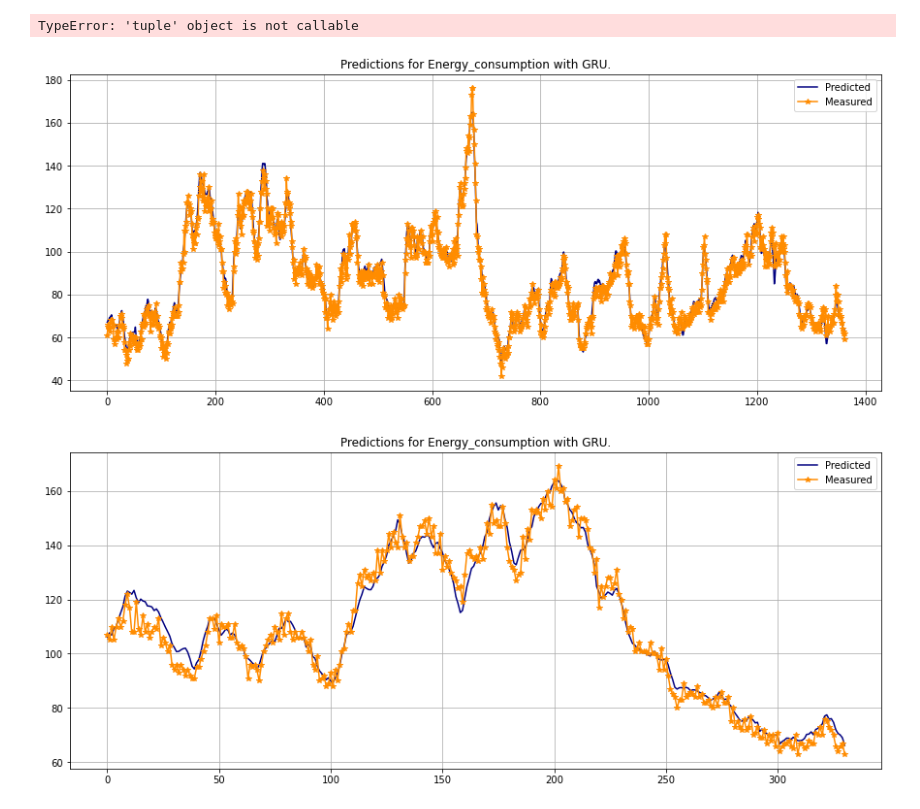
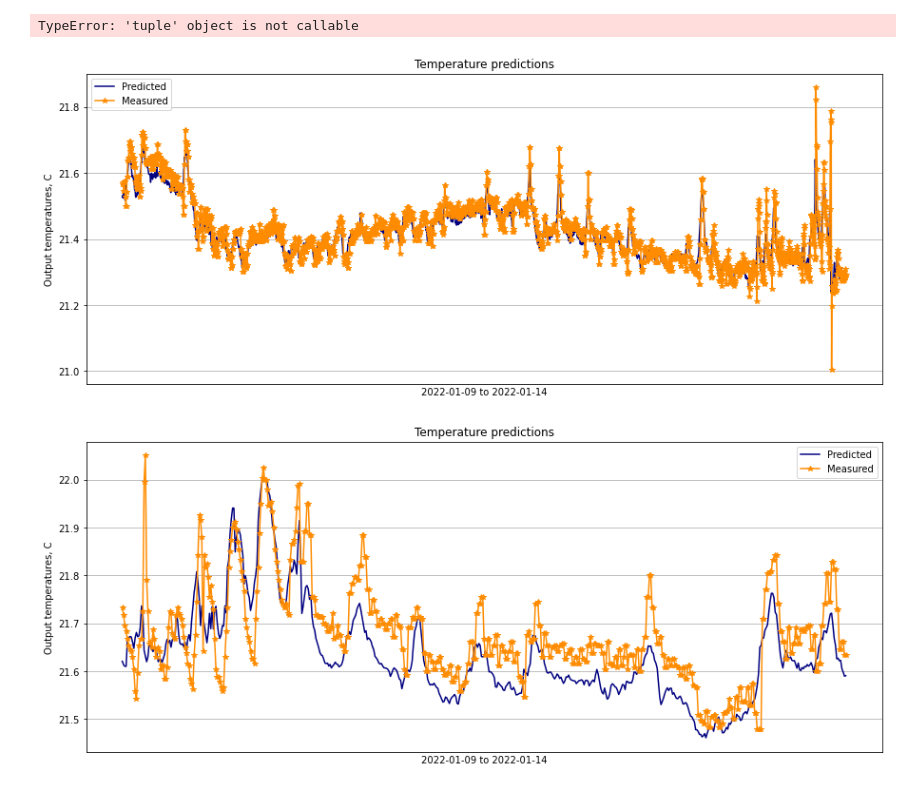
Before and after one commit to hamk-uas/HAMK_Smart_City, a Jupyter notebook: main.ipynb, the cells around one changed output. Drawn from its saved outputs; the diff is of its cells as text; code cells hidden in the pictures.

```diff
--- a/main.ipynb
+++ b/main.ipynb
@@ -11,2 +31,17 @@ raw_data = pd.read_csv(r'C:\Users\romat\Documents\GitHub\HAMK_Smart_City\s-build
 # %%
-raw_data
+# Recreate a dataset as if the offsets did not exist. Save indices for the research of the efficiency.
+nooffset_data = raw_data.copy()
+future_indexes = []
+
+def restore_offset(dataset, index_array, temperature, start, end = None):
+    if end != None:
+        dataset.loc[(dataset.Time >= start) & (dataset.Time < end), "Radiator_network_1_temperature"] += temperature
+        index_array.append(((dataset.Time >= start) & (dataset.Time < end)).sum())
+    else:
+        dataset.loc[dataset.Time >= start, "Radiator_network_1_temperature"] += temperature
+        index_array.append((dataset.Time >= start).sum())
+
+restore_offset(nooffset_data, future_indexes, 3, "2022-01-13 12:00:00", "2022-01-20 11:00:00")
+restore_offset(nooffset_data, future_indexes, 4, "2022-01-20 11:00:00", "2022-01-28 09:00:00")
+restore_offset(nooffset_data, future_indexes, 5, "2022-01-28 09:00:00", "2022-02-08 11:00:00")
+restore_offset(nooffset_data, future_indexes, 6, "2022-02-08 11:00:00")
@@ -43,2 +47,0 @@ raw_data[raw_data["Time"] < "2022-01-13 11:00:00"]
-# %%
-nooffset_data = raw_data
@@ -45,6 +52,6 @@ nooffset_data = raw_data
 # %%
 # Initialize the model with the required parameters.
-hvac_model = MyGRU(quant=['Energy_consumption'], seq=12, fut=0, parameters=['Outside_humidity',
+hvac_model = MyGRU(quant=['Inside_temperature'], seq=12, fut=0, parameters=['Outside_humidity',
               'Solar_irradiance',
               'CO2_concentration',
               'hours_sin',
@@ -54,10 +61,13 @@ hvac_model = MyGRU(quant=['Energy_consumption'], seq=12, fut=0, parameters=['Out
               'Domestic_water_network_1_primary_valve',
               'District_heat_temperature',
               'Outside_temperature_average',
-              'Ventilation_network_1_temperature',
+              'Ventilation_network_1_temperature', 'Delayed_temperature',
               'Radiator_network_1_temperature'])
 
 
 # Scale, split, and sequence the downsampled data frame.
 x_train, y_train, x_test, y_test = hvac_model.preprocess(raw_data)
+
+# Scale, split, and sequence the dataset without the offset data
+no_x_train, no_y_train, no_x_test, no_y_test = hvac_model.preprocess(nooffset_data)
 # %% [output]
@@ -92,0 +103,2 @@ hvac_model.load(r'C:\Users\romat\Documents\GitHub\HAMK_Smart_City\VanillaRNN_Ene
+# %%
+hvac_model.load(r'C:\Users\romat\Documents\GitHub\HAMK_Smart_City\GRU_Energy_consumption_2022-02-16')
@@ -119,21 +136,30 @@ Starting bootstrap 3/39
 TypeError: 'tuple' object is not callable
 # %%
 # Making test predictions with the RNN model.
+# Predictions for the original data
 train_preds = hvac_model.model.predict(x_train)
 test_preds = hvac_model.model.predict(x_test)
+
+# Predictions for the data without the offsets
+no_train_preds = hvac_model.model.predict(no_x_train)
+no_test_preds = hvac_model.model.predict(no_x_test)
 
 # Loading prediction intervals from disk.
 #low, up = hvac_model.load_intervals(r'C:\Users\romat\Documents\GitHub\HAMK_Smart_City\GRU_Inside_temperature_2022-01-10\pred_ints.csv')
 
 # Inverse target variables both for measured values and computed predictions.
 inv_preds_train, inv_y_train = hvac_model.inv_target(x_train, train_preds, y_train)
 inv_preds_test, inv_y_test = hvac_model.inv_target(x_test, test_preds, y_test)
+
+inv_no_preds_train, inv_no_y_train = hvac_model.inv_target(no_x_train, no_train_preds, no_y_train)
+inv_no_preds_test, inv_no_y_test = hvac_model.inv_target(no_x_test, no_test_preds, no_y_test)
+
 #low, up = hvac_model.inv_target(x_test, low, up)
 
 # Plot model prediction alongside measured values.
 # Add lower and upper intervals as arguments to plot them.
 hvac_model.plot_preds(inv_preds_train, inv_y_train)
 hvac_model.plot_preds(inv_preds_test, inv_y_test)
 # %% [output]
-[figure, old version]
+[figure, new version]
-[figure, old version]
+[figure, new version]
```
Also changed, not shown: parts of 21 cells of this notebook, 10 other files.
